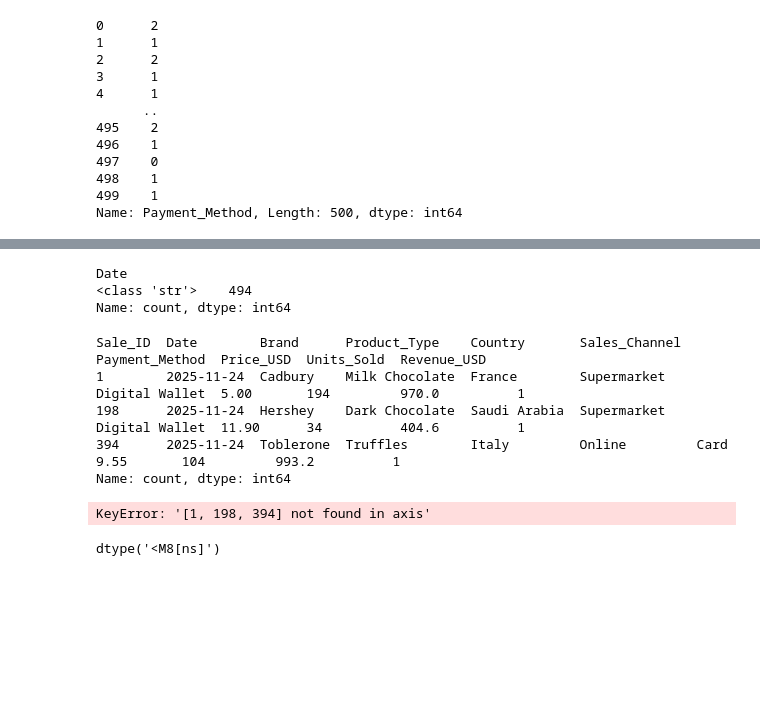
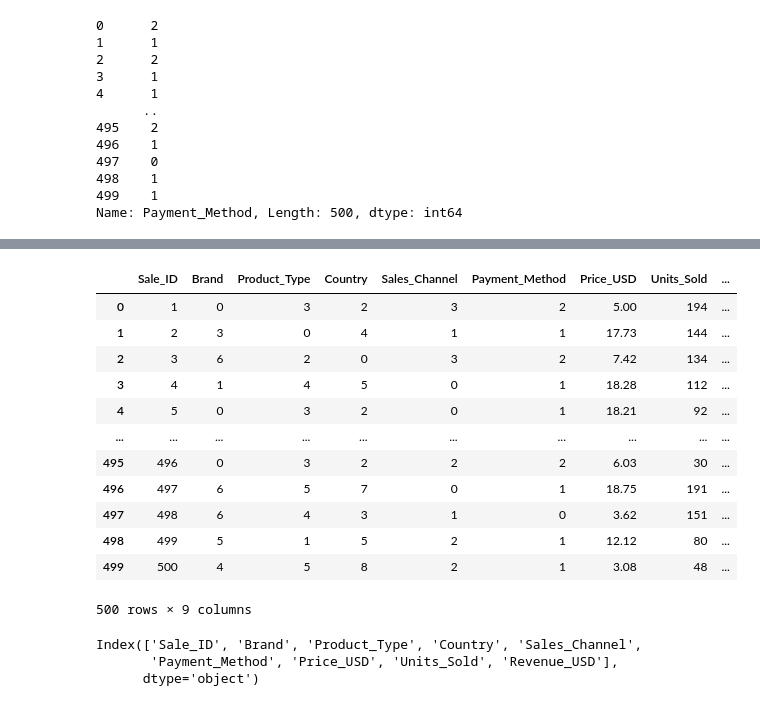
Before and after one commit to CompileNetwork33/python_notes, a Jupyter notebook: 26choco.ipynb, the cells around one changed output, grey strips where cells are left out. Saved outputs shown, nothing was run; the diff lists cells and outputs as text; code cells hidden in the pictures; blank space fills up the shorter version.

```diff
--- a/26choco.ipynb
+++ b/26choco.ipynb
@@ -71,22 +58,24 @@ df.drop(columns='Date')
 # %%
 from sklearn.model_selection import train_test_split
 x_train,x_test,y_train,y_test = train_test_split(x,y,test_size=0.2)
-# %%
-df['Date'].apply(type).value_counts()
-# %% [output]
-Date
-<class 'str'>    494
-Name: count, dtype: int64
+# %%
+df
+# %% [output]
+|  | Sale_ID | Brand | Product_Type | Country | Sales_Channel | Payment_Method | Price_USD | Units_Sold | ... |
+| 0 | 1 | 0 | 3 | 2 | 3 | 2 | 5.00 | 194 | ... |
+| 1 | 2 | 3 | 0 | 4 | 1 | 1 | 17.73 | 144 | ... |
+| 2 | 3 | 6 | 2 | 0 | 3 | 2 | 7.42 | 134 | ... |
+| 3 | 4 | 1 | 4 | 5 | 0 | 1 | 18.28 | 112 | ... |
+| 4 | 5 | 0 | 3 | 2 | 0 | 1 | 18.21 | 92 | ... |
+| ... | ... | ... | ... | ... | ... | ... | ... | ... | ... |
+| 495 | 496 | 0 | 3 | 2 | 2 | 2 | 6.03 | 30 | ... |
+| 496 | 497 | 6 | 5 | 7 | 0 | 1 | 18.75 | 191 | ... |
+| 497 | 498 | 6 | 4 | 3 | 1 | 0 | 3.62 | 151 | ... |
+| 498 | 499 | 5 | 1 | 5 | 2 | 1 | 12.12 | 80 | ... |
+| 499 | 500 | 4 | 5 | 8 | 2 | 1 | 3.08 | 48 | ... |
+500 rows × 9 columns
 # %%
-df[df['Date']=='2025-11-24'].value_counts()
+#df[df['Date']=='2025-11-24'].value_counts()
-# %% [output]
-Sale_ID  Date        Brand      Product_Type    Country       Sales_Channel  Payment_Method  Price_USD  Units_Sold  Revenue_USD
-1        2025-11-24  Cadbury    Milk Chocolate  France        Supermarket    Digital Wallet  5.00       194         970.0          1
-198      2025-11-24  Hershey    Dark Chocolate  Saudi Arabia  Supermarket    Digital Wallet  11.90      34          404.6          1
-394      2025-11-24  Toblerone  Truffles        Italy         Online         Card            9.55       104         993.2          1
-Name: count, dtype: int64
 # %%
-df.drop([1,198,394],inplace=True)
+#df.drop([1,198,394],inplace=True)
-# %% [output]
-KeyError: '[1, 198, 394] not found in axis'
 # %%
@@ -94,9 +83,9 @@ df.reset_index(drop=True,inplace=True)
-# %%
-df['Date']=pd.to_datetime(df['Date'],errors='coerce')
-df['Date']
-df['Date'].dtype
-# %% [output]
-dtype('<M8[ns]')
+# %%
+df.columns
+# %% [output]
+Index(['Sale_ID', 'Brand', 'Product_Type', 'Country', 'Sales_Channel',
+       'Payment_Method', 'Price_USD', 'Units_Sold', 'Revenue_USD'],
+      dtype='object')
 # %%
 from sklearn.preprocessing import PolynomialFeatures
 pf = PolynomialFeatures(degree=3)
```
Also changed, not shown: parts of 14 cells of this notebook, 1 other file.
